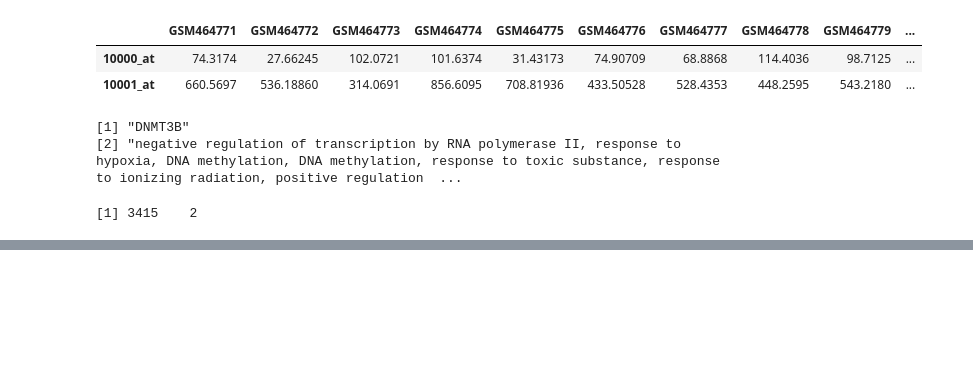
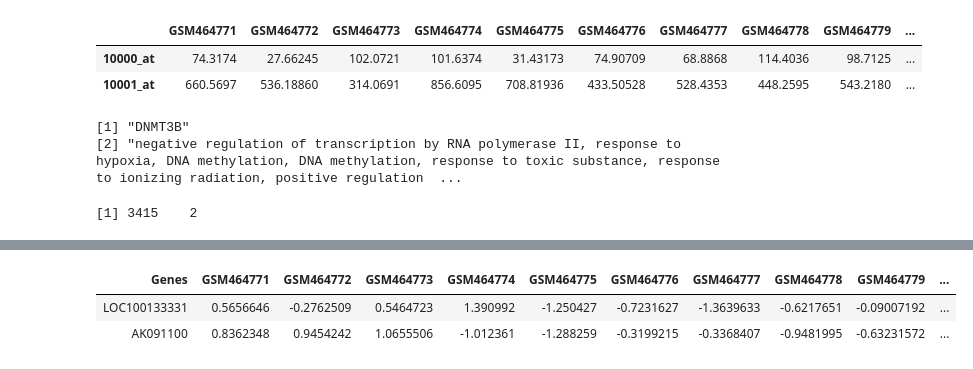
Before and after one commit to Mamie/MethylationPrediction, a Jupyter notebook: notebook/Figueroa/preprocessing.ipynb, the cells around one changed output, grey strips where cells are left out. Drawn from its saved outputs; the diff is of its cells as text; code cells hidden in the pictures; blank space fills up the shorter version.

```diff
--- a/notebook/Figueroa/preprocessing.ipynb
+++ b/notebook/Figueroa/preprocessing.ipynb
@@ -85,0 +175,12 @@ write.table(gep.filtered, file='../../data/Figueroa/gep-transcription-related.ts
+# %%
+# save the succesively normalized array to file
+colnames(X) <-  colnames(methyl.mat)
+Genes <- methyl.data$Gene
+X <- data.frame(X)
+X <- cbind(Genes, X)
+# %%
+head(X, n=2)
+# %% [output]
+| Genes | GSM464771 | GSM464772 | GSM464773 | GSM464774 | GSM464775 | GSM464776 | GSM464777 | GSM464778 | GSM464779 | ... |
+| LOC100133331 | 0.5656646 | -0.2762509 | 0.5464723 | 1.390992 | -1.250427 | -0.7231627 | -1.3639633 | -0.6217651 | -0.09007192 | ... |
+| AK091100 | 0.8362348 | 0.9454242 | 1.0655506 | -1.012361 | -1.288259 | -0.3199215 | -0.3368407 | -0.9481995 | -0.63231572 | ... |
```
Also changed, not shown: parts of 15 cells of this notebook, 6 other files.
